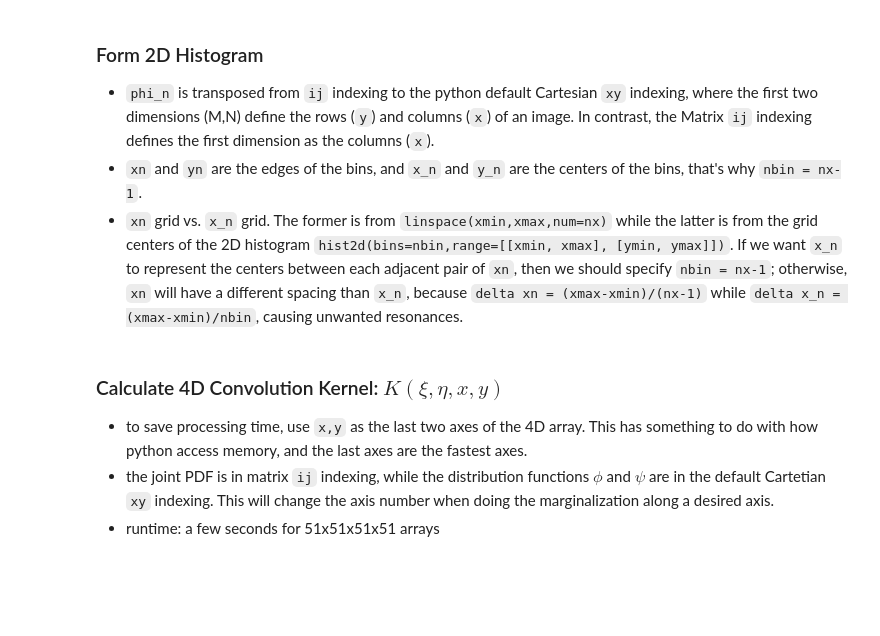
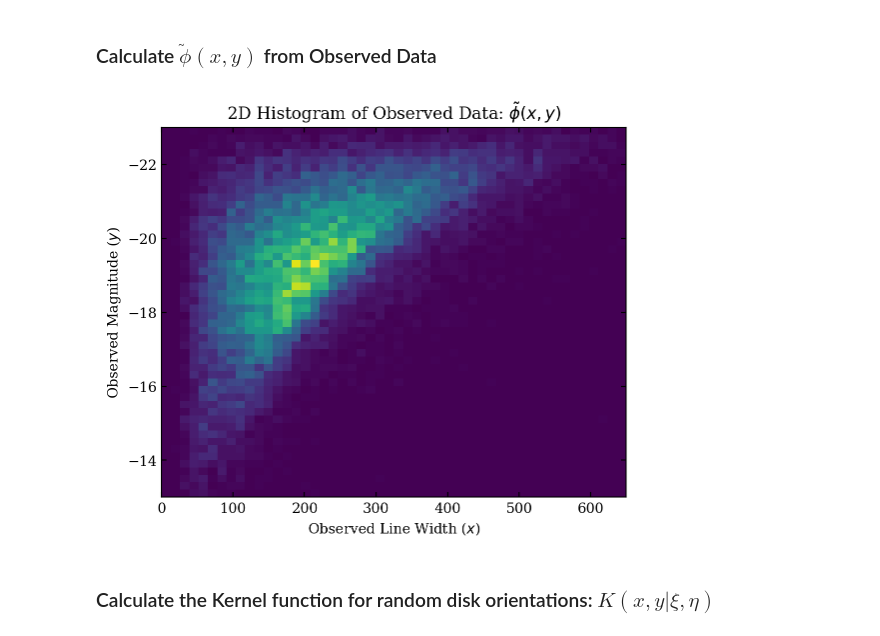
Before and after one commit to fuhaiastro/TFR_Lucy, a Jupyter notebook: TFR.ipynb, the cells around one changed output. Cells and saved outputs as stored; diff of their text form; code cells hidden in the pictures; blank space fills up the shorter version.

```diff
--- a/TFR.ipynb
+++ b/TFR.ipynb
@@ -95,38 +45,40 @@ def y_x(x,xi,eta):
-# %% [markdown]
-### Form 2D Histogram
-
-- `phi_n` is transposed from `ij` indexing to the python default Cartesian `xy` indexing, where the first two dimensions (M,N) define the rows (`y`) and columns (`x`) of an image. In contrast, the Matrix `ij` indexing defines the first dimension as the columns (`x`).
-- `xn` and `yn` are the edges of the bins, and `x_n` and `y_n` are the centers of the bins, that's why `nbin = nx-1`.
-- `xn` grid vs. `x_n` grid. The former is from `linspace(xmin,xmax,num=nx)` while the latter is from the grid centers of the 2D histogram `hist2d(bins=nbin,range=[[xmin, xmax], [ymin, ymax]])`. If we want `x_n` to represent the centers between each adjacent pair of `xn`, then we should specify `nbin = nx-1`; otherwise, `xn` will have a different spacing than `x_n`, because `delta xn = (xmax-xmin)/(nx-1)` while `delta x_n = (xmax-xmin)/nbin`, causing unwanted resonances.
+# %% [markdown]
+### Calculate $\tilde{\phi}(x,y)$ from Observed Data
 # %%
 import matplotlib.pyplot as plt
 # form 2D histogram - output is in matrix 'ij' indexing
 phi_n, xedges, yedges = np.histogram2d(xdata, ydata, bins=nbin, range=[[xmin, xmax], [ymin, ymax]], density=True)
 
-# transpose from Matrix 'ij' indexing to Cartesian 'xy' indexing.
-phi_n = np.transpose(phi_n)
-
 # bin centers
 # note that they differ from the previously defined xn,yn arrays
 # xn and yn are the edges of the bins, and x_n and y_n are the centers of the bins
-x_n = np.array(xedges[:-1]+(xedges[1]-xedges[0])/2)
-y_n = np.array(yedges[:-1]+(yedges[1]-yedges[0])/2)
+xn = np.array(xedges[:-1]+(xedges[1]-xedges[0])/2)
+yn = np.array(yedges[:-1]+(yedges[1]-yedges[0])/2)
+# intrinsic parameters xi and eta - use the same grid as the above histogram
+xin = xn.copy()
+etan = yn.copy()
 # bin size
 dx = np.mean(xedges[1:]-xedges[:-1])
 dy = np.mean(yedges[1:]-yedges[:-1])
 
 # calculate fractional error as N_err/N = 1/sqrt(N), Poisson statistics
-ferr = 1.0/np.sqrt(phi_n * dx * dy * len(xdata))
-# replace infinity with zero
-ferr[ferr==np.inf] = 0.0
+# avoid divide by zero warning by handling zero values
+ferr = np.zeros_like(phi_n)
+mask = phi_n > 0
+ferr[mask] = 1.0 / np.sqrt(phi_n[mask] * dx * dy * len(xdata))
 # errors of phi_n
 phi_err = phi_n * ferr
+
+# show the image of the 2D histogram
+plt.imshow(phi_n.T, origin='lower', aspect='auto', extent=(xmin, xmax, ymin, ymax), cmap='viridis')
+plt.xlabel(xlabel)
+plt.ylabel(ylabel)
+plt.title('2D Histogram of Observed Data: $\\tilde{\phi}(x,y)$')
+plt.ylim(ymax,ymin);
+# %% [output]
+[figure, added]
-# %% [markdown]
-### Calculate 4D Convolution Kernel: $K(\xi,\eta,x,y)$
-
-- to save processing time, use `x,y` as the last two axes of the 4D array. This has something to do with how python access memory, and the last axes are the fastest axes.
-- the joint PDF is in matrix `ij` indexing, while the distribution functions $\phi$ and $\psi$ are in the default Cartetian `xy` indexing. This will change the axis number when doing the marginalization along a desired axis.
-- runtime: a few seconds for 51x51x51x51 arrays
+# %% [markdown]
+### Calculate the Kernel function for random disk orientations: $K(x, y | \xi,\eta)$
 # %%
 from scipy import signal # import convolve function
 from scipy.interpolate import interp1d
```
Also changed, not shown: parts of 7 cells of this notebook, 7 other files.
